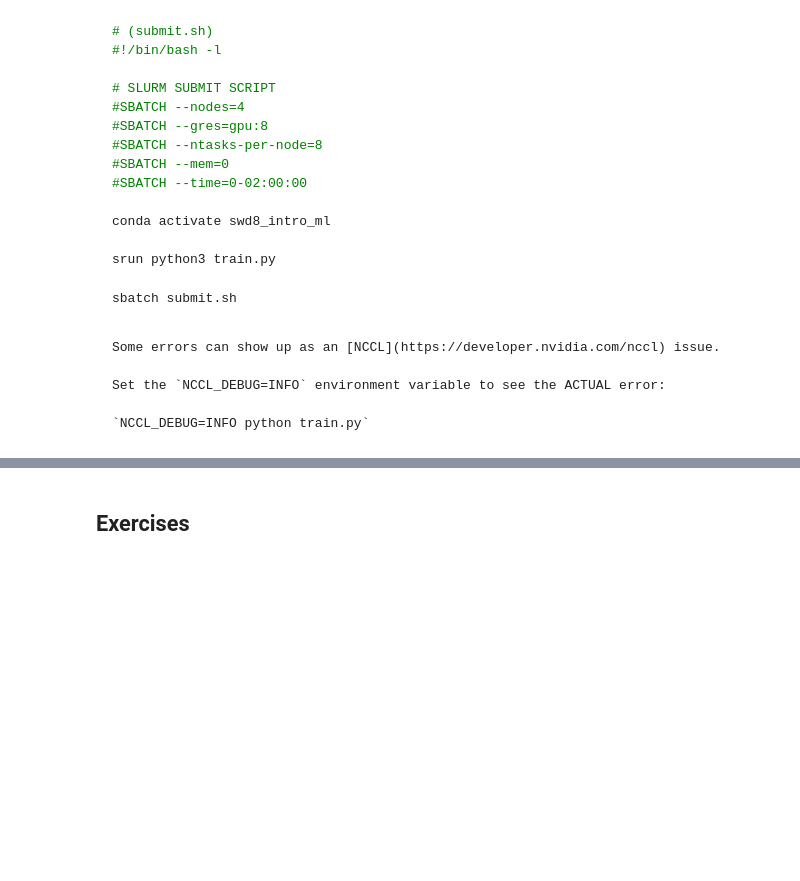
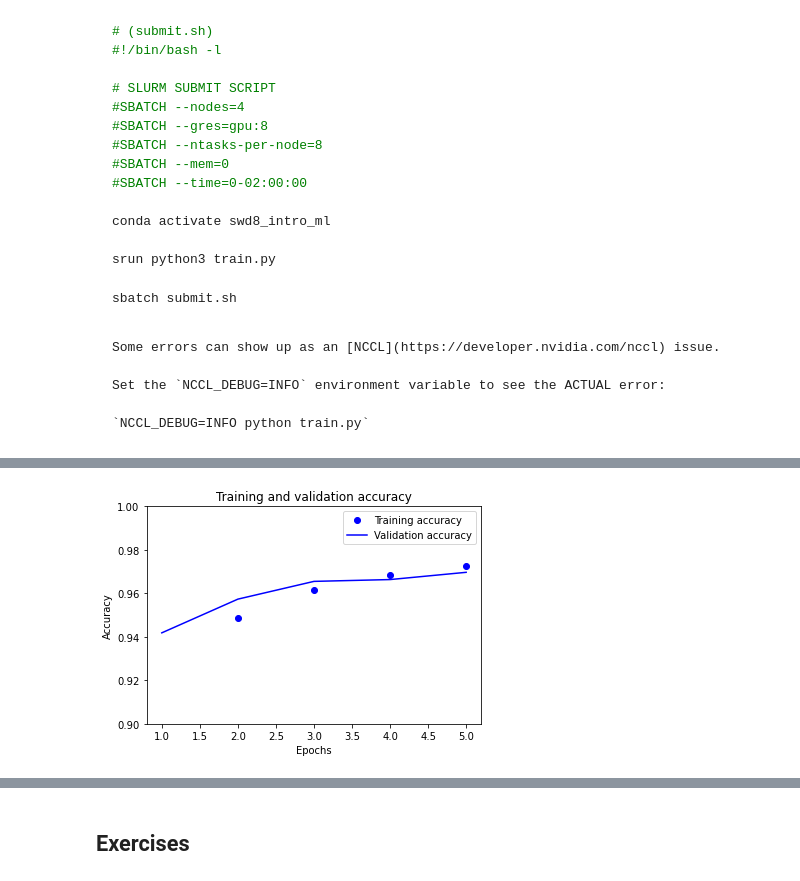
Before and after one commit to lukeconibear/intro_ml, a Jupyter notebook: docs/05_distributed.ipynb, the cells around one changed output, grey strips where cells are left out. Cells and saved outputs as stored; diff of their text form; code cells hidden in the pictures; blank space fills up the shorter version.

```diff
--- a/docs/05_distributed.ipynb
+++ b/docs/05_distributed.ipynb
@@ -475,0 +499,99 @@ Set the `NCCL_DEBUG=INFO` environment variable to see the ACTUAL error:
+# %%
+import os
+
+import matplotlib.pyplot as plt
+import tensorflow as tf
+import tensorflow_datasets as tfds
+
+# global setup
+tf.keras.utils.set_random_seed(42)
+print("Num GPUs Available: ", len(tf.config.list_physical_devices("GPU")))
+AUTOTUNE = tf.data.AUTOTUNE
+NUM_EPOCHS = 5
+
+# download the data
+(ds_train, ds_val, ds_test), ds_info = tfds.load(
+    "mnist",
+    split=["train[:80%]", "train[80%:90%]", "train[90%:]"],
+    shuffle_files=True,
+    as_supervised=True,
+    with_info=True,
+)
+
+print(ds_train)
+print(ds_info)
+
+# preprocess the data
+def normalise_image(image, label):
+    return tf.cast(image, tf.float32) / 255.0, label
+
+
+# create data pipelines
+def training_pipeline(ds_train):
+    ds_train = ds_train.map(normalise_image, num_parallel_calls=AUTOTUNE)
+    ds_train = ds_train.cache()
+    ds_train = ds_train.shuffle(ds_info.splits["train"].num_examples)
+    ds_train = ds_train.batch(128)
+    ds_train = ds_train.prefetch(AUTOTUNE)
+    return ds_train
+
+
+def test_pipeline(ds_test):
+    ds_test = ds_test.map(normalise_image, num_parallel_calls=AUTOTUNE)
+    ds_test = ds_test.batch(128)
+    ds_test = ds_test.cache()
+    ds_test = ds_test.prefetch(AUTOTUNE)
+    return ds_test
+
+
+ds_train = training_pipeline(ds_train)
+ds_val = training_pipeline(ds_val)
+ds_test = test_pipeline(ds_test)
+
+
+# create the model
+inputs = tf.keras.Input(shape=(28, 28, 1), name="inputs")
+x = tf.keras.layers.Flatten(name="flatten")(inputs)
+x = tf.keras.layers.Dense(128, activation="relu", name="layer1")(x)
+x = tf.keras.layers.Dropout(0.2)(x)
+x = tf.keras.layers.Dense(128, activation="relu", name="layer2")(x)
+outputs = tf.keras.layers.Dense(10, name="outputs")(x)
+
+model = tf.keras.Model(inputs, outputs, name="functional")
+
+# view the model
+model.summary()
+
+# compile the model
+model.compile(
+    optimizer=tf.keras.optimizers.Adam(),
+    loss=tf.keras.losses.SparseCategoricalCrossentropy(from_logits=True),
+    metrics=[tf.keras.metrics.SparseCategoricalAccuracy(name="accuracy")],
+)
+
+# train the model
+history = model.fit(
+    ds_train,
+    validation_data=ds_val,
+    epochs=NUM_EPOCHS,
+    verbose=False,
+)
+
+# plot the model accuracy
+epochs_range = range(1, NUM_EPOCHS + 1)
+
+plt.plot(epochs_range, history.history["accuracy"], "bo", label="Training accuracy")
+plt.plot(
+    epochs_range, history.history["val_accuracy"], "b", label="Validation accuracy"
+)
+plt.title("Training and validation accuracy")
+plt.xlabel("Epochs")
+plt.ylabel("Accuracy")
+plt.ylim([0.9, 1.0])
+plt.legend()
+plt.show()
+
+# save the model
+path_models = f"{os.getcwd()}/models"
+model.save(f"{path_models}/model_tf_mnist")
+# %% [output]
@@ -475,0 +615 @@ Set the `NCCL_DEBUG=INFO` environment variable to see the ACTUAL error:
+[figure, added]
```
Also changed, not shown: parts of 15 cells of this notebook, 5 other files.
